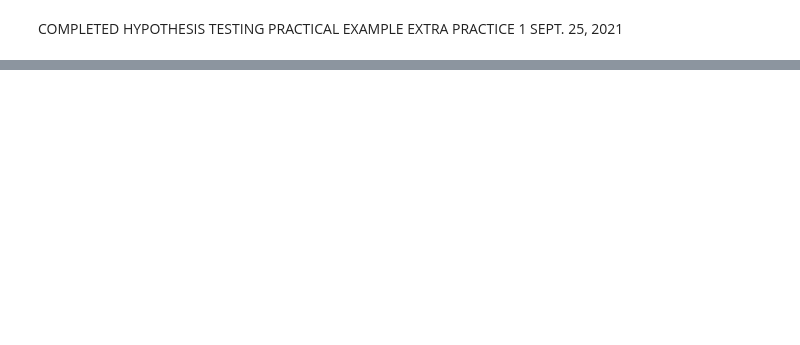
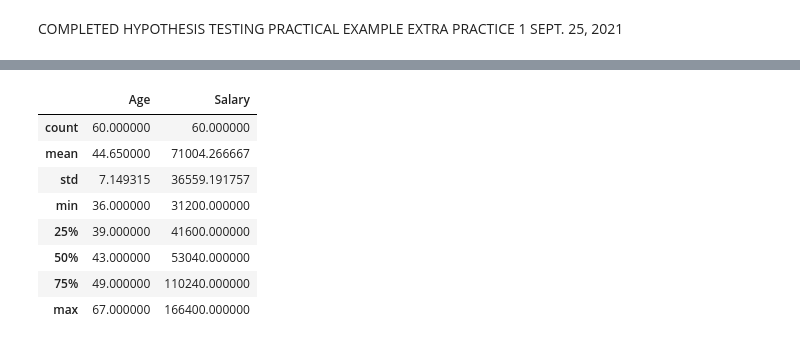
Before and after one commit to Malcolm206/UDEMY_BI_ANALYST, a Jupyter notebook: Untitled.ipynb, the cells around one changed output, grey strips where cells are left out. Saved outputs shown, nothing was run; the diff lists cells and outputs as text; code cells hidden in the pictures; blank space fills up the shorter version.

```diff
--- a/Untitled.ipynb
+++ b/Untitled.ipynb
@@ -1080,0 +1106,12 @@ COMPLETED HYPOTHESIS TESTING PRACTICAL EXAMPLE EXTRA PRACTICE 1 SEPT. 25, 2021
+# %%
+age_dataw_4_10.describe()
+# %% [output]
+|  | Age | Salary |
+| count | 60.000000 | 60.000000 |
+| mean | 44.650000 | 71004.266667 |
+| std | 7.149315 | 36559.191757 |
+| min | 36.000000 | 31200.000000 |
+| 25% | 39.000000 | 41600.000000 |
+| 50% | 43.000000 | 53040.000000 |
+| 75% | 49.000000 | 110240.000000 |
+| max | 67.000000 | 166400.000000 |
```
Also changed, not shown: parts of 9 cells of this notebook.
